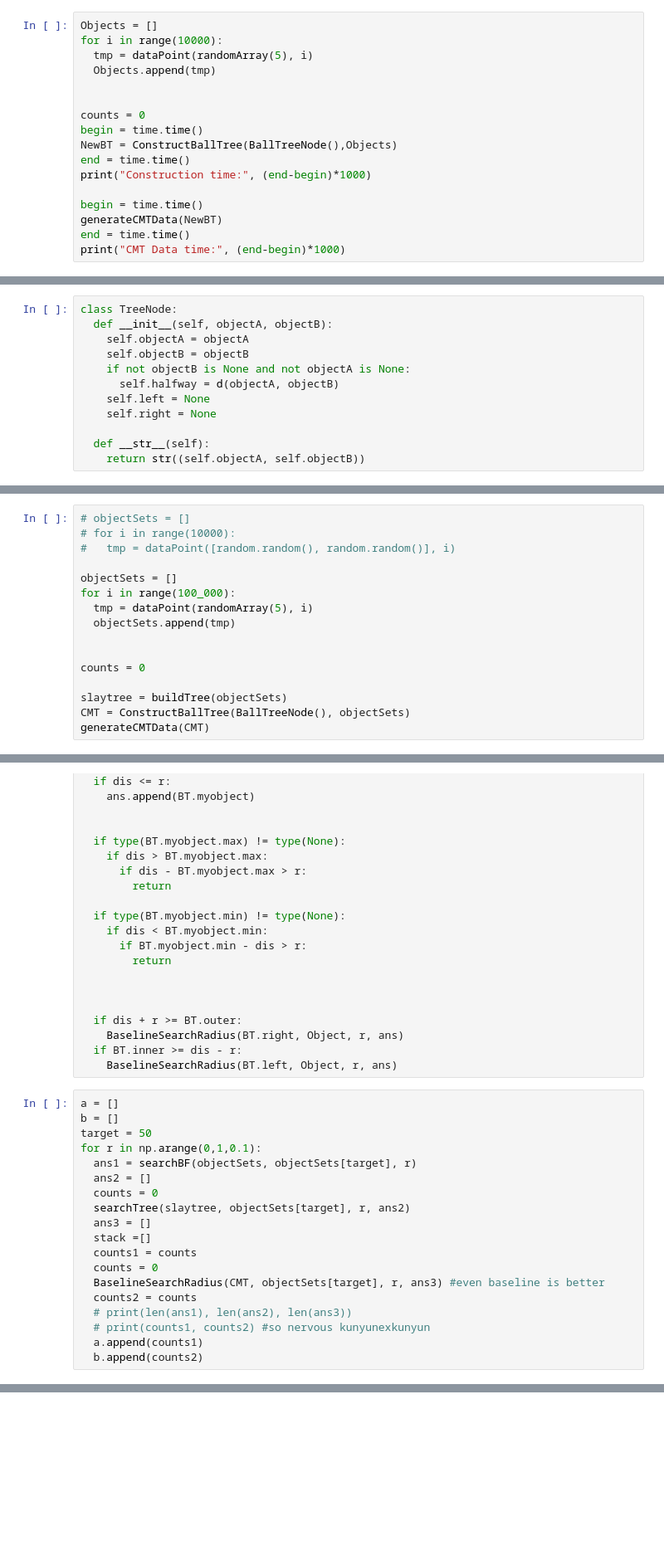
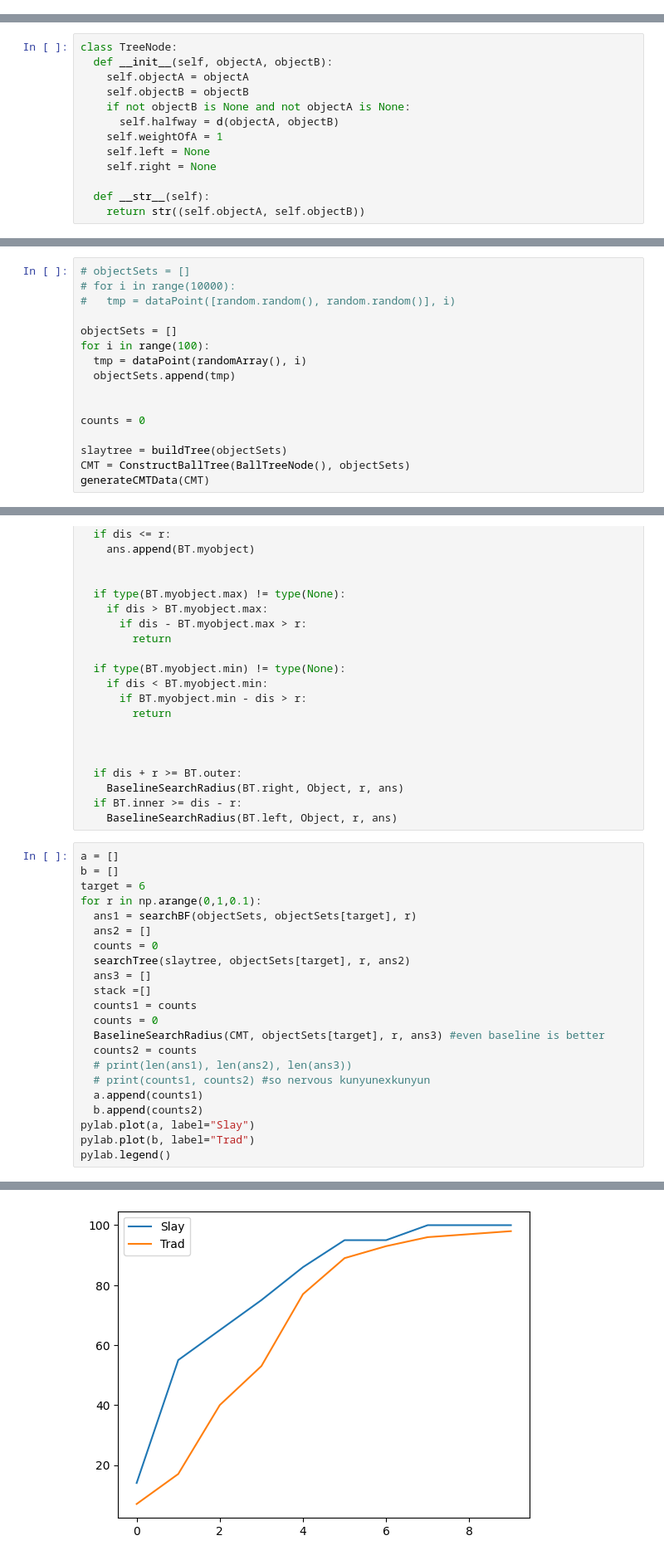
Before and after one commit to weathon/slay, a Jupyter notebook: SlayTree_vs_OldCMT.ipynb, the cells around one changed output, grey strips where cells are left out. Shown at 83% size. Cells and saved outputs as stored; diff of their text form; blank space fills up the shorter version.

```diff
--- a/SlayTree_vs_OldCMT.ipynb
+++ b/SlayTree_vs_OldCMT.ipynb
@@ -217,20 +218,3 @@ def CMTSearchRadius(BT, Object, r, ans):
   if BT.inner >= dis - r:
     CMTSearchRadius(BT.left, Object, r, ans)
   stack.pop()
-# %%
-Objects = []
-for i in range(10000):
-  tmp = dataPoint(randomArray(5), i)
-  Objects.append(tmp)
-
-
-counts = 0
-begin = time.time()
-NewBT = ConstructBallTree(BallTreeNode(),Objects)
-end = time.time()
-print("Construction time:", (end-begin)*1000)
-
-begin = time.time()
-generateCMTData(NewBT)
-end = time.time()
-print("CMT Data time:", (end-begin)*1000)
@@ -244,6 +225,7 @@ class TreeNode:
     self.objectB = objectB
     if not objectB is None and not objectA is None:
       self.halfway = d(objectA, objectB)
+    self.weightOfA = 1
     self.left = None
     self.right = None
 
@@ -339,8 +333,8 @@ def searchTree(root, id, r, ans):
 #   tmp = dataPoint([random.random(), random.random()], i)
 
 objectSets = []
-for i in range(100_000):
-  tmp = dataPoint(randomArray(5), i)
+for i in range(100):
+  tmp = dataPoint(randomArray(), i)
   objectSets.append(tmp)
 
 
@@ -379,7 +373,7 @@ def BaselineSearchRadius(BT, Object, r, ans):
 # %%
 a = []
 b = []
-target = 50
+target = 6
 for r in np.arange(0,1,0.1):
   ans1 = searchBF(objectSets, objectSets[target], r)
   ans2 = []
@@ -395,3 +389,7 @@ for r in np.arange(0,1,0.1):
   # print(counts1, counts2) #so nervous kunyunexkunyun
   a.append(counts1)
   b.append(counts2)
+pylab.plot(a, label="Slay")
+pylab.plot(b, label="Trad")
+pylab.legend()
+# %% [output]
@@ -397,0 +397 @@ for r in np.arange(0,1,0.1):
+[figure, added]
```
Also changed, not shown: parts of 8 cells of this notebook.
